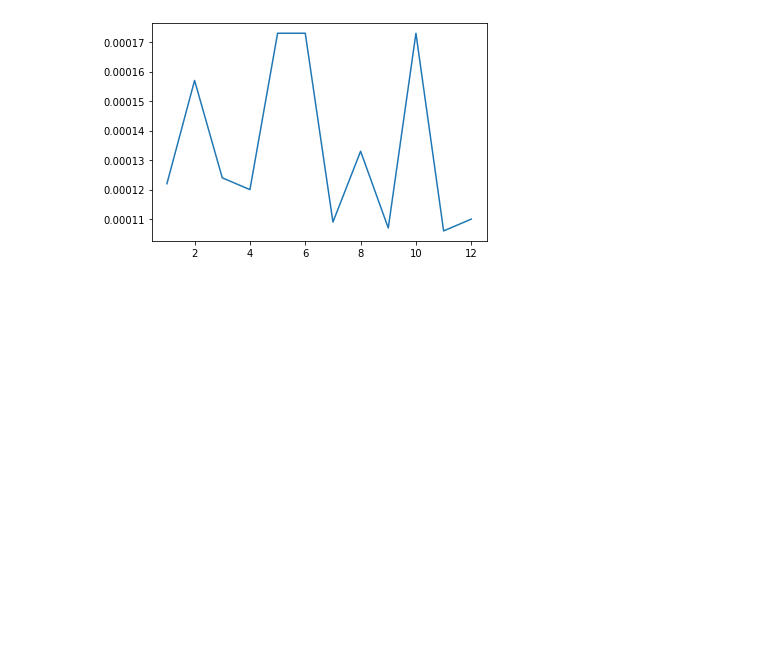
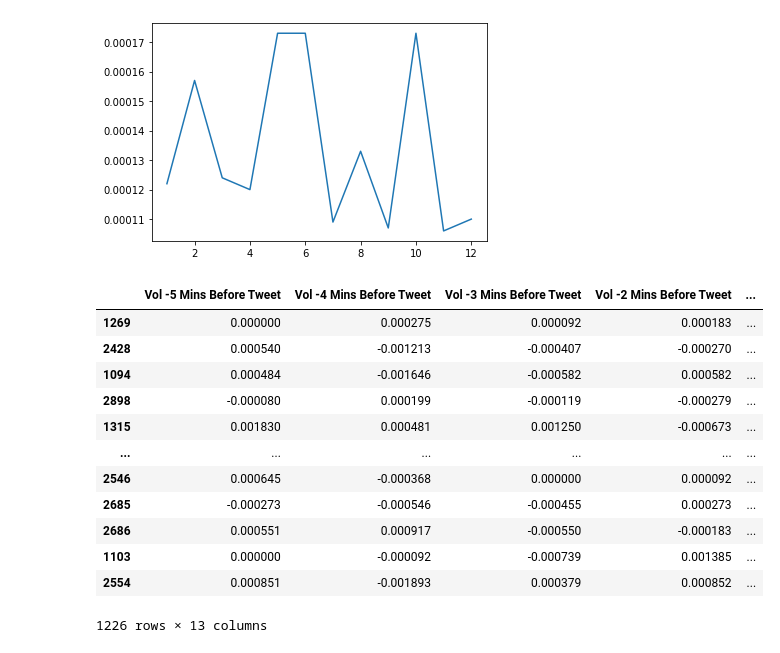
Before and after one commit to stephanieroman2020/FinalProject, a Jupyter notebook: Feature Generation, Volatility.ipynb, the cells around one changed output. Cells and saved outputs as stored; diff of their text form; code cells hidden in the pictures; blank space fills up the shorter version.

```diff
--- a/Feature Generation, Volatility.ipynb
+++ b/Feature Generation, Volatility.ipynb
@@ -288,4 +292,6 @@ df_MVI.head()
 # %%
 #Make all columns numeric
-for column in df_columns:
+for column in df_columns[0:11]:
     df_MVI[column] = pd.to_numeric(df_MVI[column],errors='coerce')
+
+df_MVI.head()
@@ -321,3 +342,19 @@ plt.plot([1, 2, 3, 4, 5, 6, 7, 8, 9, 10, 11, 12], [0.000122, 0.000157, 0.000124,
 # %% [output]
 [<matplotlib.lines.Line2D at 0x...>]
 [figure]
+# %%
+df_MVI.sort_values(by='Vol 4 Mins After Tweet', ascending=False)
+# %% [output]
+|  | Vol -5 Mins Before Tweet | Vol -4 Mins Before Tweet | Vol -3 Mins Before Tweet | Vol -2 Mins Before Tweet | ... |
+| 1269 | 0.000000 | 0.000275 | 0.000092 | 0.000183 | ... |
+| 2428 | 0.000540 | -0.001213 | -0.000407 | -0.000270 | ... |
+| 1094 | 0.000484 | -0.001646 | -0.000582 | 0.000582 | ... |
+| 2898 | -0.000080 | 0.000199 | -0.000119 | -0.000279 | ... |
+| 1315 | 0.001830 | 0.000481 | 0.001250 | -0.000673 | ... |
+| ... | ... | ... | ... | ... | ... |
+| 2546 | 0.000645 | -0.000368 | 0.000000 | 0.000092 | ... |
+| 2685 | -0.000273 | -0.000546 | -0.000455 | 0.000273 | ... |
+| 2686 | 0.000551 | 0.000917 | -0.000550 | -0.000183 | ... |
+| 1103 | 0.000000 | -0.000092 | -0.000739 | 0.001385 | ... |
+| 2554 | 0.000851 | -0.001893 | 0.000379 | 0.000852 | ... |
+1226 rows × 13 columns
```
Also changed, not shown: parts of 9 cells of this notebook.
